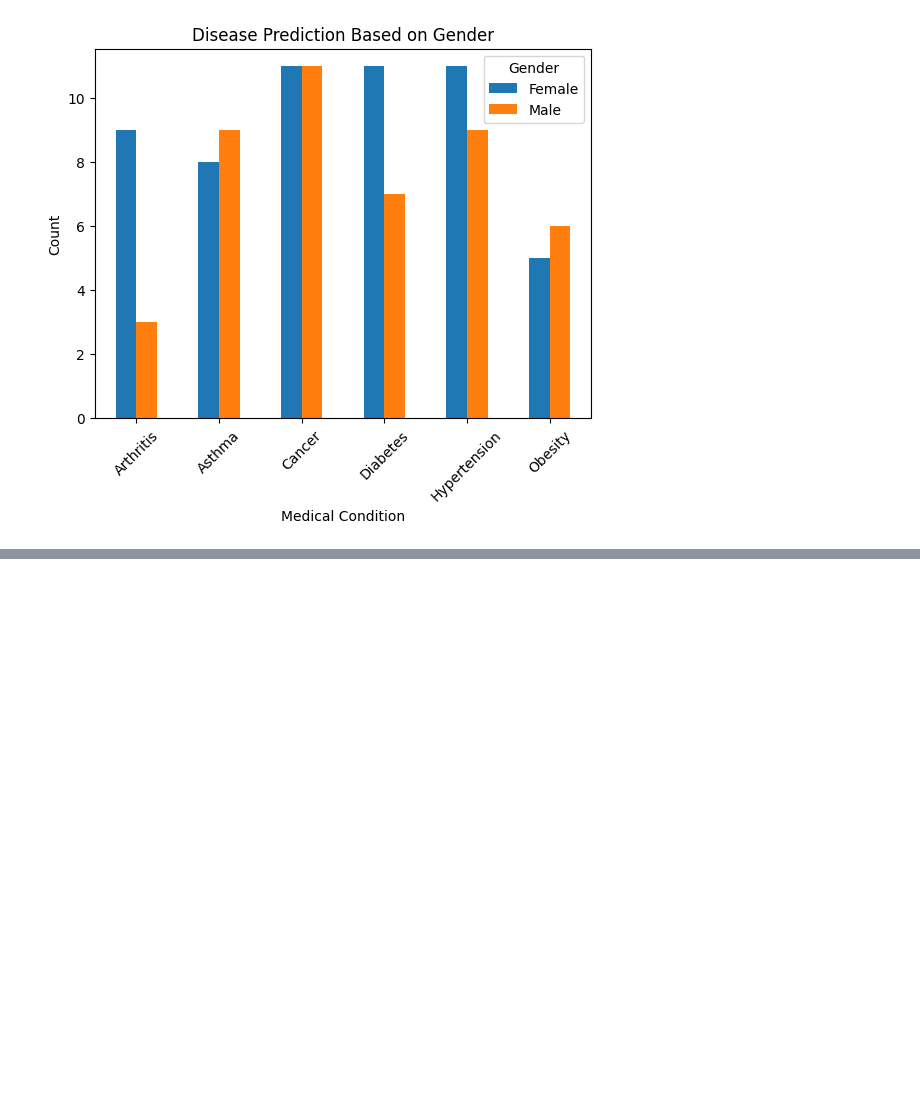
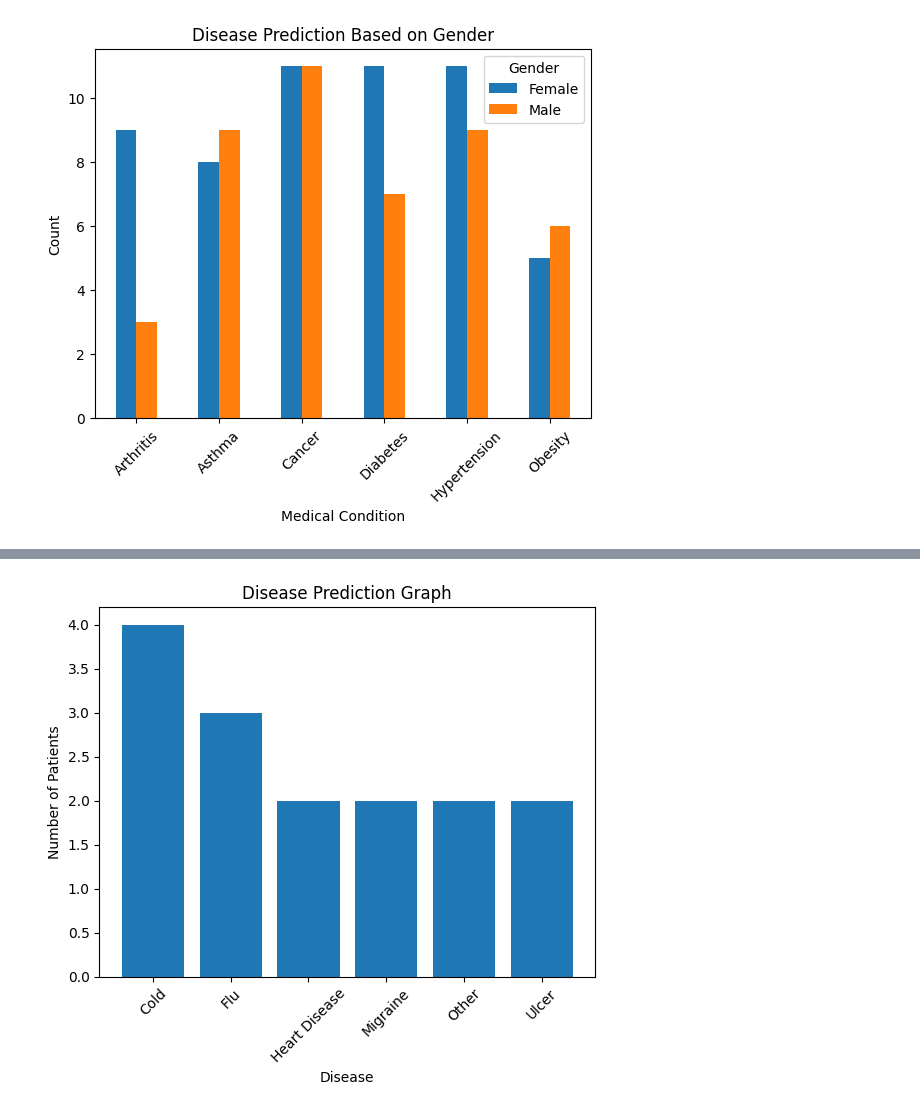
Before and after one commit to Thanujaroyal24/day-3.DiagnosticAnalytics, a Jupyter notebook: Untitled4.ipynb, the cells around one changed output, grey strips where cells are left out. Cells and saved outputs as stored; diff of their text form; code cells hidden in the pictures; blank space fills up the shorter version.

```diff
--- a/Untitled4.ipynb
+++ b/Untitled4.ipynb
@@ -296,3 +296,90 @@ Diabetes : Female are more affected
 Hypertension : Female are more affected
 Obesity : Male are more affected
 [figure]
+# %%
+import pandas as pd
+import matplotlib.pyplot as plt
+from sklearn.feature_extraction.text import CountVectorizer
+from sklearn.tree import DecisionTreeClassifier
+
+# Read dataset
+df = pd.read_csv("/content/healthcare_prediction_dataset.csv")
+
+# Create disease column from symptoms
+disease = []
+
+for s in df["Symptoms"]:
+
+    s = str(s).lower()
+
+    if "fever" in s:
+        disease.append("Flu")
+
+    elif "cough" in s:
+        disease.append("Cold")
+
+    elif "chest pain" in s:
+        disease.append("Heart Disease")
+
+    elif "headache" in s:
+        disease.append("Migraine")
+
+    elif "breathing" in s:
+        disease.append("Asthma")
+
+    elif "stomach pain" in s:
+        disease.append("Ulcer")
+
+    else:
+        disease.append("Other")
+
+# Add disease column
+df["Disease"] = disease
+
+# Convert symptoms into numbers
+cv = CountVectorizer()
+
+X = cv.fit_transform(df["Symptoms"])
+
+y = df["Disease"]
+
+# Train model
+model = DecisionTreeClassifier()
+
+model.fit(X, y)
+
+# Enter patient name
+name = input("Enter Patient Name: ")
+
+# Find patient
+patient = df[df["Name"].str.lower() == name.lower()]
+
+if len(patient) > 0:
+
+    symptoms = patient.iloc[0]["Symptoms"]
+
+    # Predict disease
+    test = cv.transform([symptoms])
+
+    prediction = model.predict(test)
+
+    print("Patient Name:", name)
+    print("Symptoms:", symptoms)
+    print("Predicted Disease:", prediction[0])
+
+    # Graphical Representation
+    disease_count = df["Disease"].value_counts()
+
+    plt.bar(disease_count.index, disease_count.values)
+
+    plt.title("Disease Prediction Graph")
+    plt.xlabel("Disease")
+    plt.ylabel("Number of Patients")
+
+    plt.xticks(rotation=45)
+
+    plt.show()
+
+else:
+    print("Patient not found")
+# %% [output]
@@ -298,0 +390 @@ Obesity : Male are more affected
+[figure, added]
```
Also changed, not shown: parts of 1 cell of this notebook.
